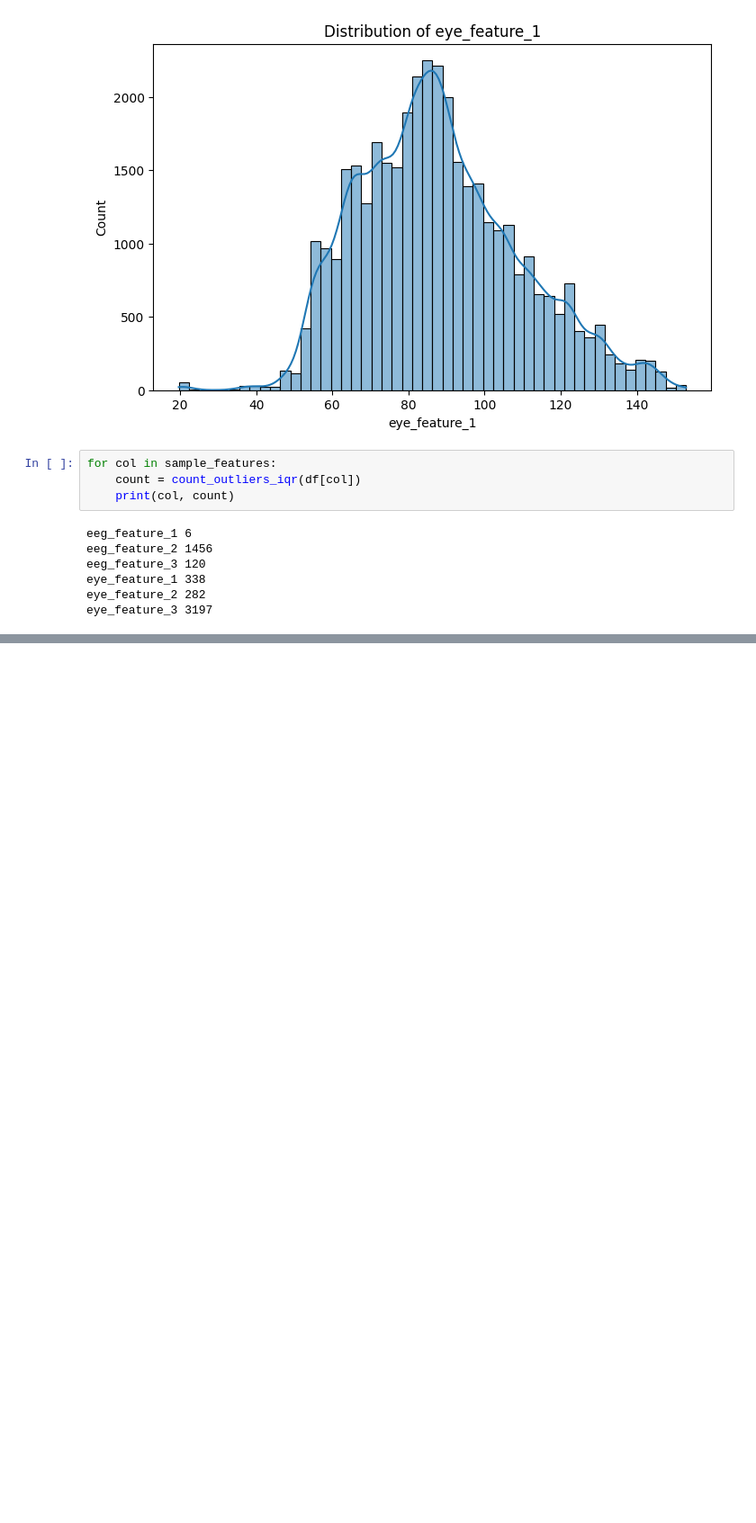
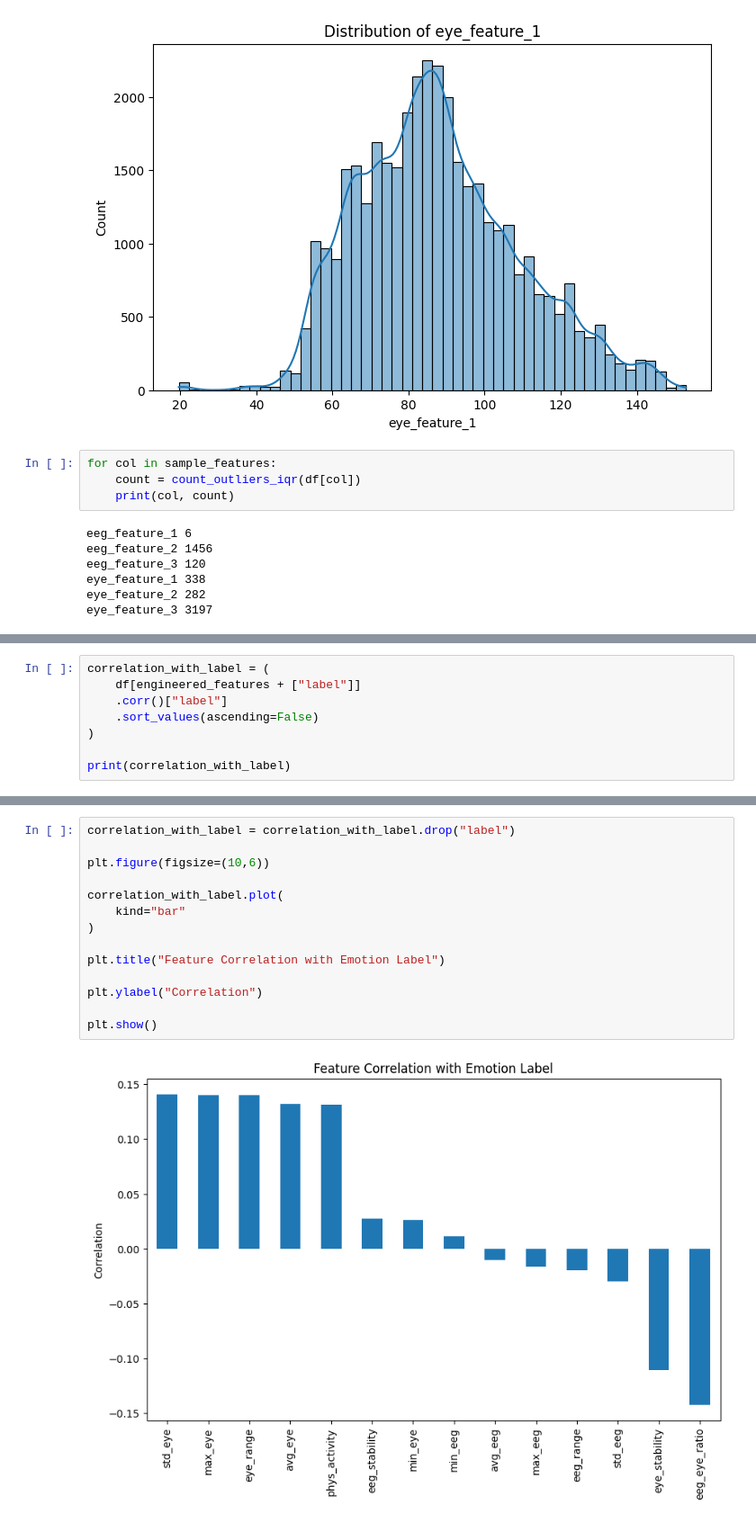
Before and after one commit to Gresita/NeuroSense, a Jupyter notebook: data/preprocessing/Preprocessing.ipynb, the cells around one changed output, grey strips where cells are left out. Shown at 90% size. Cells and saved outputs as stored; diff of their text form; blank space fills up the shorter version.

```diff
--- a/data/preprocessing/Preprocessing.ipynb
+++ b/data/preprocessing/Preprocessing.ipynb
@@ -433,0 +528,8 @@ eye_feature_3 3197
+# %%
+correlation_with_label = (
+    df[engineered_features + ["label"]]
+    .corr()["label"]
+    .sort_values(ascending=False)
+)
+
+print(correlation_with_label)
@@ -433,0 +553,16 @@ eye_feature_3 3197
+# %%
+correlation_with_label = correlation_with_label.drop("label")
+
+plt.figure(figsize=(10,6))
+
+correlation_with_label.plot(
+    kind="bar"
+)
+
+plt.title("Feature Correlation with Emotion Label")
+
+plt.ylabel("Correlation")
+
+plt.show()
+# %% [output]
+[figure, added]
```
Also changed, not shown: parts of 6 cells of this notebook.
